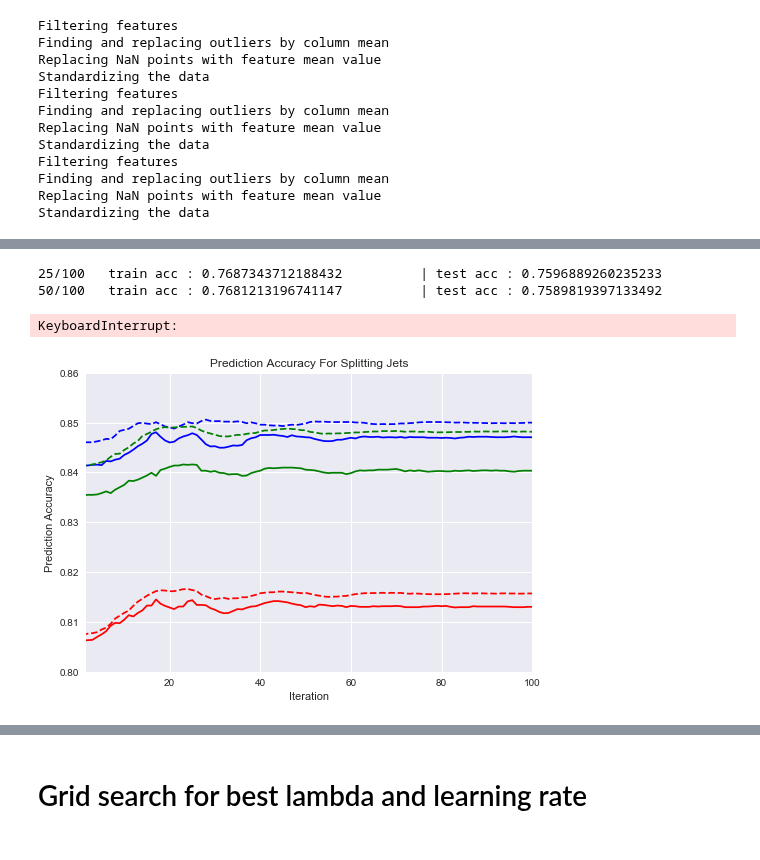
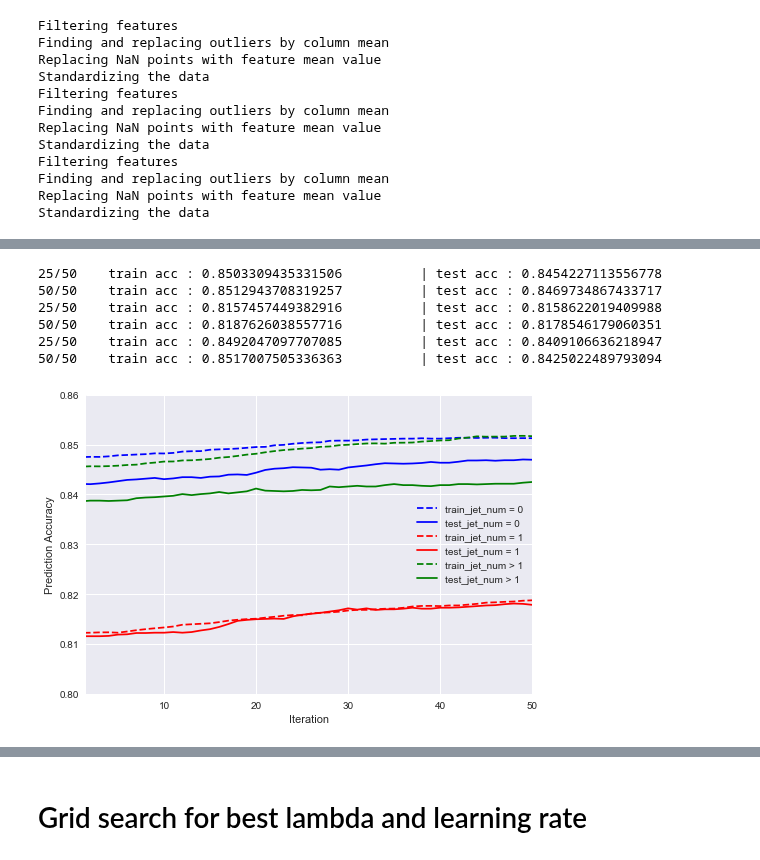
Before and after one commit to hhschede/machine_learning, a Jupyter notebook: project_1/grid_searching.ipynb, the cells around one changed output, grey strips where cells are left out. Drawn from its saved outputs; the diff is of its cells as text; code cells hidden in the pictures.

```diff
--- a/project_1/grid_searching.ipynb
+++ b/project_1/grid_searching.ipynb
@@ -109,36 +119,42 @@ Adding a columns of ones to the dataset
 # %%
+max_iter = 50
+
 initial_w = np.zeros(tx_j0.shape[1])
-losses0, losses_t0, acc0, acc_t0, w_0 = logistic_hessian(y_j0, tx_j0, y_j0_t, tx_j0_t, initial_w, gamma = 0.07, lam = 1, max_iters = 100)
+losses, losses_t, acc0, acc_t0, w_0 = logistic_hessian(y_j0, tx_j0, y_j0_t, tx_j0_t, initial_w, gamma = 0.08, lam = 0.01, momentum = 0.1, max_iters = max_iter)
 
 initial_w = np.zeros(tx_j1.shape[1])
-losses1, losses_t1, acc1, acc_t1, w_1 = logistic_hessian(y_j1, tx_j1, y_j1_t, tx_j1_t, initial_w, gamma = 0.07, lam = 100, max_iters = 100)
+losses, losses_t, acc1, acc_t1, w_1 = logistic_hessian(y_j1, tx_j1, y_j1_t, tx_j1_t, initial_w, gamma = 0.0575, lam = 10, momentum = 0, max_iters = max_iter)
 
 initial_w = np.zeros(tx_j2.shape[1])
-losses2, losses_t2, acc2, acc_t2, w_2 = logistic_hessian(y_j2, tx_j2, y_j2_t, tx_j2_t, initial_w, gamma = 0.07, lam = 0.001, max_iters = 100)
+losses, losses_t, acc2, acc_t2, w_2 = logistic_hessian(y_j2, tx_j2, y_j2_t, tx_j2_t, initial_w, gamma = 0.065, lam = 10, momentum = 0, max_iters = max_iter)
 # %% [output]
-25/100   train acc : 0.7687343712188432          | test acc : 0.7596889260235233
-50/100   train acc : 0.7681213196741147          | test acc : 0.7589819397133492
+25/50    train acc : 0.8503309435331506          | test acc : 0.8454227113556778
+50/50    train acc : 0.8512943708319257          | test acc : 0.8469734867433717
+25/50    train acc : 0.8157457449382916          | test acc : 0.8158622019409988
+50/50    train acc : 0.8187626038557716          | test acc : 0.8178546179060351
+25/50    train acc : 0.8492047097707085          | test acc : 0.8409106636218947
+50/50    train acc : 0.8517007505336363          | test acc : 0.8425022489793094
-KeyboardInterrupt:
 # %%
 # Plotting the training and testing accuracies of the three jet groups
 
 plt.style.use('seaborn')
 
 plt.ylim(0.8, 0.86)
-plt.xlim(1.5,100)
+plt.xlim(1.5,50)
 plt.plot(acc0, label='train_jet_num = 0', c='blue', linestyle='dashed')
 plt.plot(acc_t0, label='test_jet_num = 0', c='blue')
 
 plt.plot(acc1, label='train_jet_num = 1', c='red', linestyle='dashed')
 plt.plot(acc_t1, label='test_jet_num = 1', c='red')
 
 plt.plot(acc2, label='train_jet_num > 1', c='green', linestyle='dashed')
 plt.plot(acc_t2, label='test_jet_num > 1', c='green')
 
 plt.xlabel('Iteration')
 plt.ylabel('Prediction Accuracy')
 plt.legend()
+plt.savefig('jet_acc.png')
 
 plt.show()
 # %% [output]
-[figure, old version]
+[figure, new version]
```
Also changed, not shown: parts of 12 cells of this notebook, 14 other files.
